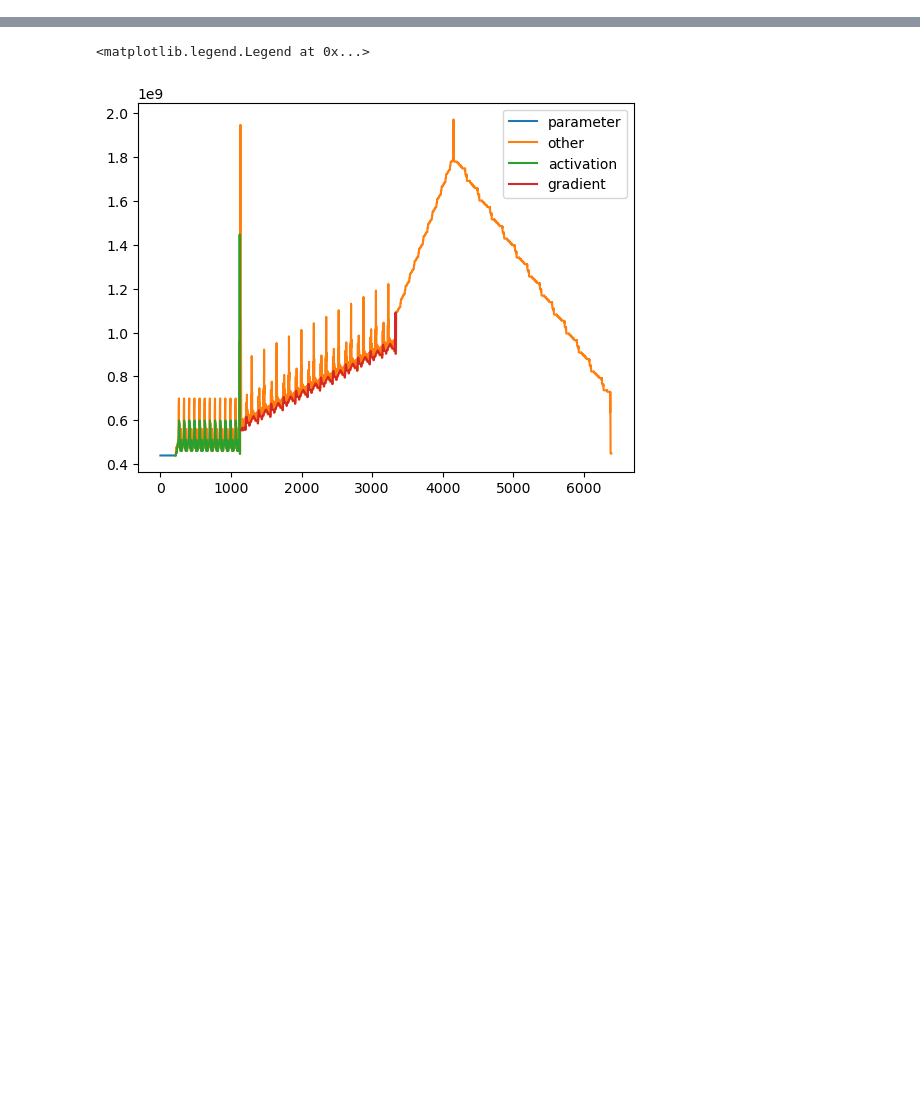
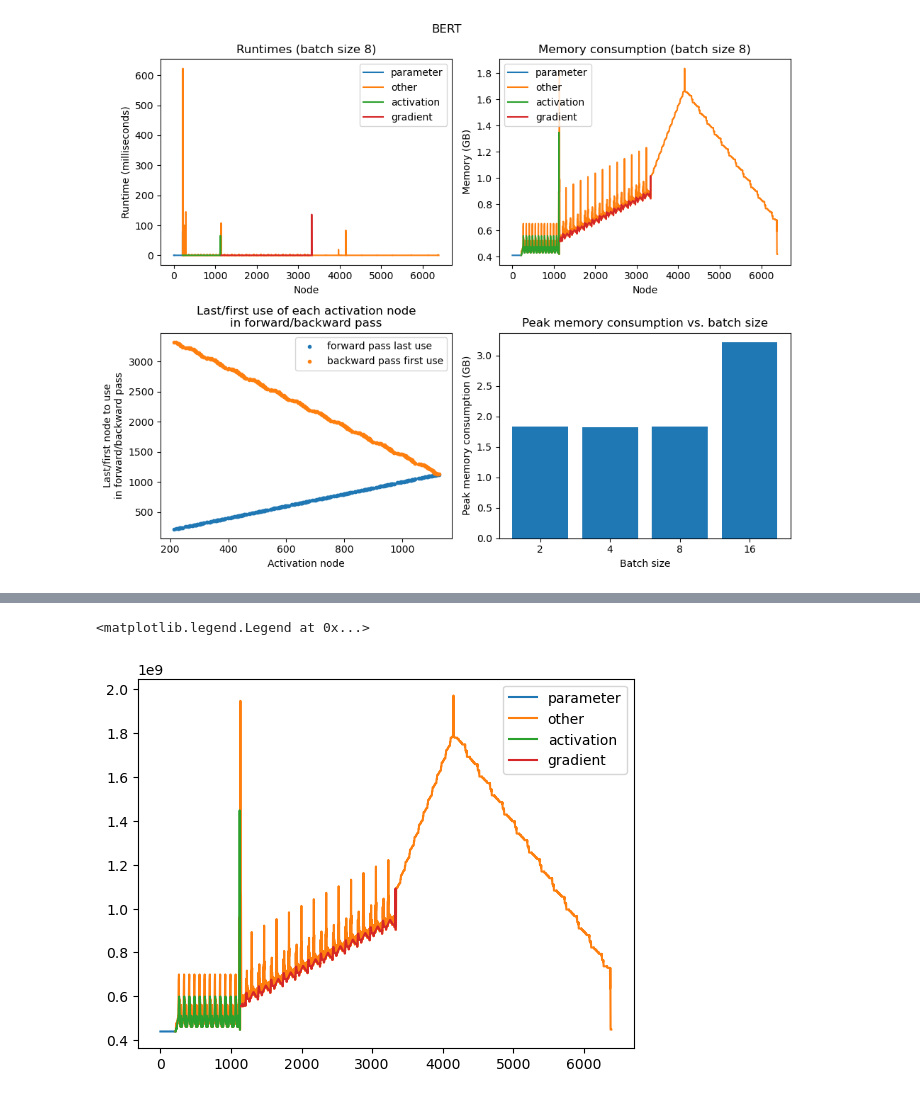
Before and after one commit to DennisD1122/cs265-mlsys-2024, a Jupyter notebook: analysis.ipynb, the cells around one changed output, grey strips where cells are left out. Saved outputs shown, nothing was run; the diff lists cells and outputs as text; code cells hidden in the pictures; blank space fills up the shorter version.

```diff
--- a/analysis.ipynb
+++ b/analysis.ipynb
@@ -24,0 +81,10 @@ for i, n in enumerate(stats):
+# %%
+with open('stats_bert.json') as f:
+    stats = json.load(f)
+
+batch_sizes = np.array([2, 4, 8, 16])
+peak_mems = np.array([1970479104, 1958651904, 1972420608, 3448873472])
+
+plot(stats, 'BERT')
+# %% [output]
+[figure, added]
```
Also changed, not shown: parts of 5 cells of this notebook, 6 other files.
